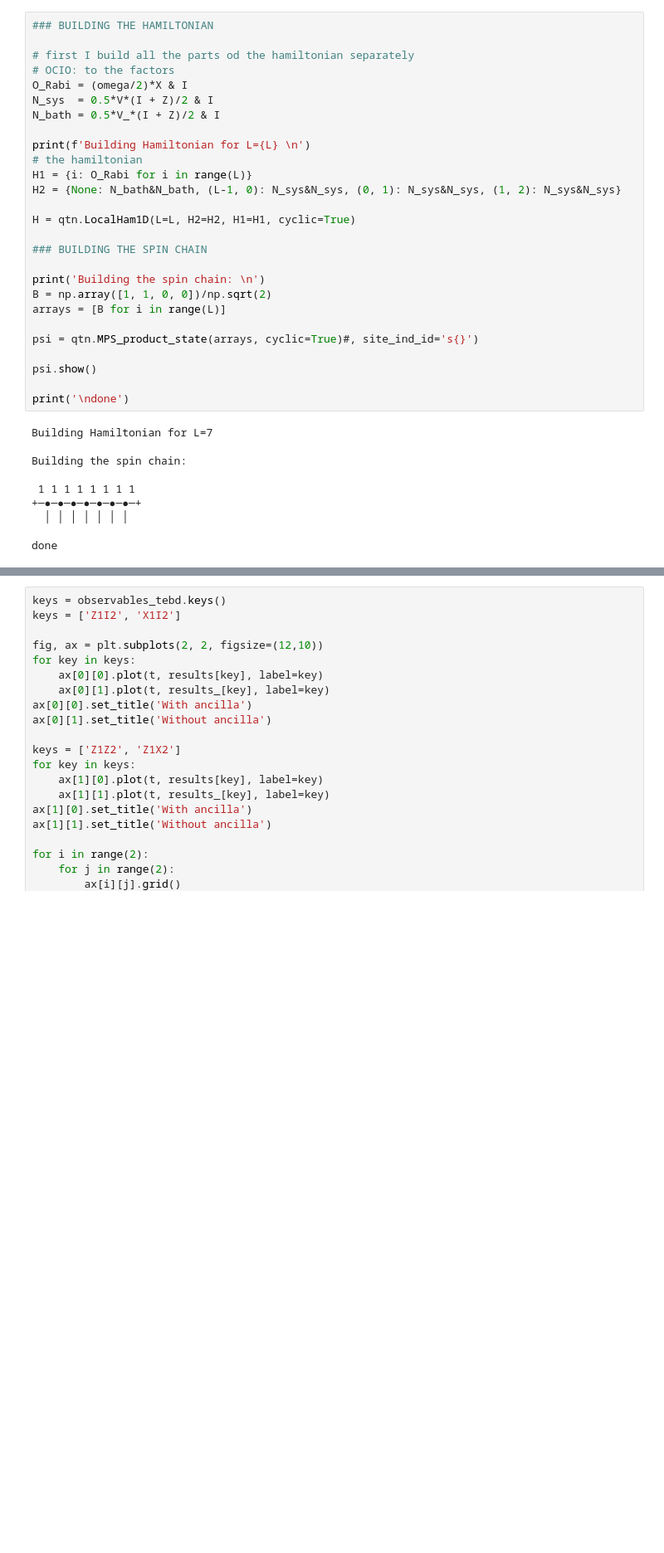
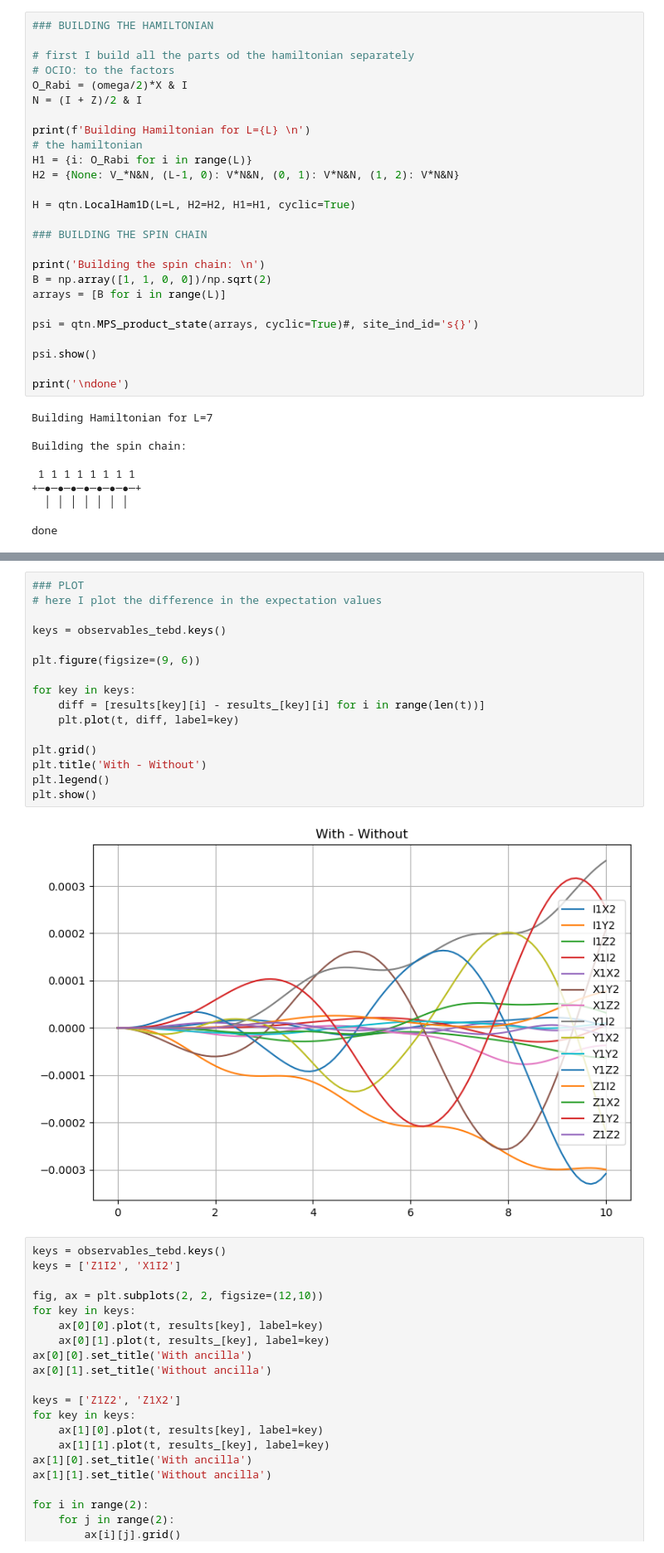
Before and after one commit to giovannicemin/master_thesis, a Jupyter notebook: consistency_check_2.ipynb, the cells around one changed output, grey strips where cells are left out. Shown at 83% size. Saved outputs shown, nothing was run; the diff lists cells and outputs as text; blank space fills up the shorter version.

```diff
--- a/consistency_check_2.ipynb
+++ b/consistency_check_2.ipynb
@@ -110,13 +110,12 @@ Check for the normalization: (0.9999999970024284-5.189704966978442e-16j)
 # first I build all the parts od the hamiltonian separately
 # OCIO: to the factors
 O_Rabi = (omega/2)*X & I
-N_sys  = 0.5*V*(I + Z)/2 & I
-N_bath = 0.5*V_*(I + Z)/2 & I
+N = (I + Z)/2 & I
 
 print(f'Building Hamiltonian for L={L} \n')
 # the hamiltonian
 H1 = {i: O_Rabi for i in range(L)}
-H2 = {None: N_bath&N_bath, (L-1, 0): N_sys&N_sys, (0, 1): N_sys&N_sys, (1, 2): N_sys&N_sys}
+H2 = {None: V_*N&N, (L-1, 0): V*N&N, (0, 1): V*N&N, (1, 2): V*N&N}
 
 H = qtn.LocalHam1D(L=L, H2=H2, H1=H1, cyclic=True)
 
@@ -187,3 +186,21 @@ Check for the normalization: (1.0000000000921119+2.1672429078589907e-16j)
+# %%
+### PLOT
+# here I plot the difference in the expectation values
+
+keys = observables_tebd.keys()
+
+plt.figure(figsize=(9, 6))
+
+for key in keys:
+    diff = [results[key][i] - results_[key][i] for i in range(len(t))]
+    plt.plot(t, diff, label=key)
+
+plt.grid()
+plt.title('With - Without')
+plt.legend()
+plt.show()
+# %% [output]
+[figure, added]
 # %%
 keys = observables_tebd.keys()
 keys = ['Z1I2', 'X1I2']
```
Also changed, not shown: parts of 3 cells of this notebook, 3 other files.
